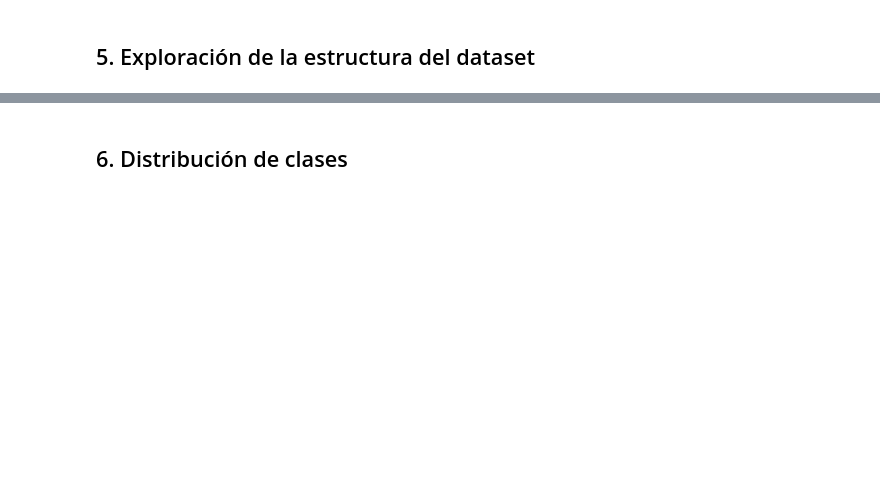
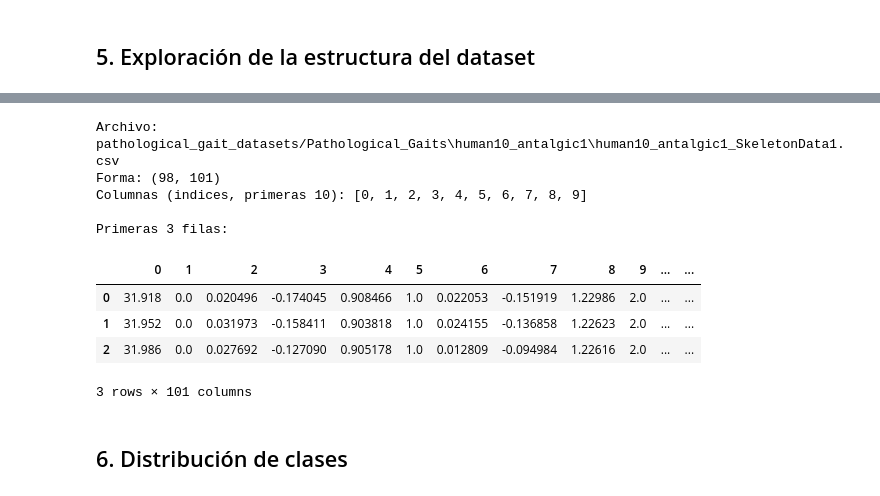
Before and after one commit to WeimarArenas/ProyectoDL20261, a Jupyter notebook: 01 - Exploracion_de_datos.ipynb, the cells around one changed output, grey strips where cells are left out. Cells and saved outputs as stored; diff of their text form; code cells hidden in the pictures; blank space fills up the shorter version.

```diff
--- a/01 - Exploracion_de_datos.ipynb
+++ b/01 - Exploracion_de_datos.ipynb
@@ -161,12 +244,23 @@ for f in file_list[:15]:
 # %%
 # Examinar un archivo CSV individual para entender el formato
 sample_file = file_list[0]
-df_sample = pd.read_csv(sample_file)
+df_sample = pd.read_csv(sample_file, sep='	', header=None)
 print(f'Archivo: {sample_file}')
 print(f'Forma: {df_sample.shape}')
-print(f'Columnas (primeras 10): {list(df_sample.columns[:10])}')
+print(f'Columnas (indices, primeras 10): {list(df_sample.columns[:10])}')
 print(f'\nPrimeras 3 filas:')
 df_sample.head(3)
+# %% [output]
+Archivo: pathological_gait_datasets/Pathological_Gaits\human10_antalgic1\human10_antalgic1_SkeletonData1.csv
+Forma: (98, 101)
+Columnas (indices, primeras 10): [0, 1, 2, 3, 4, 5, 6, 7, 8, 9]
+
+Primeras 3 filas:
+|  | 0 | 1 | 2 | 3 | 4 | 5 | 6 | 7 | 8 | 9 | ... | ... |
+| 0 | 31.918 | 0.0 | 0.020496 | -0.174045 | 0.908466 | 1.0 | 0.022053 | -0.151919 | 1.22986 | 2.0 | ... | ... |
+| 1 | 31.952 | 0.0 | 0.031973 | -0.158411 | 0.903818 | 1.0 | 0.024155 | -0.136858 | 1.22623 | 2.0 | ... | ... |
+| 2 | 31.986 | 0.0 | 0.027692 | -0.127090 | 0.905178 | 1.0 | 0.012809 | -0.094984 | 1.22616 | 2.0 | ... | ... |
+3 rows × 101 columns
 # %% [markdown]
 ## 6. Distribución de clases
 # %%
```
Also changed, not shown: parts of 18 cells of this notebook.
